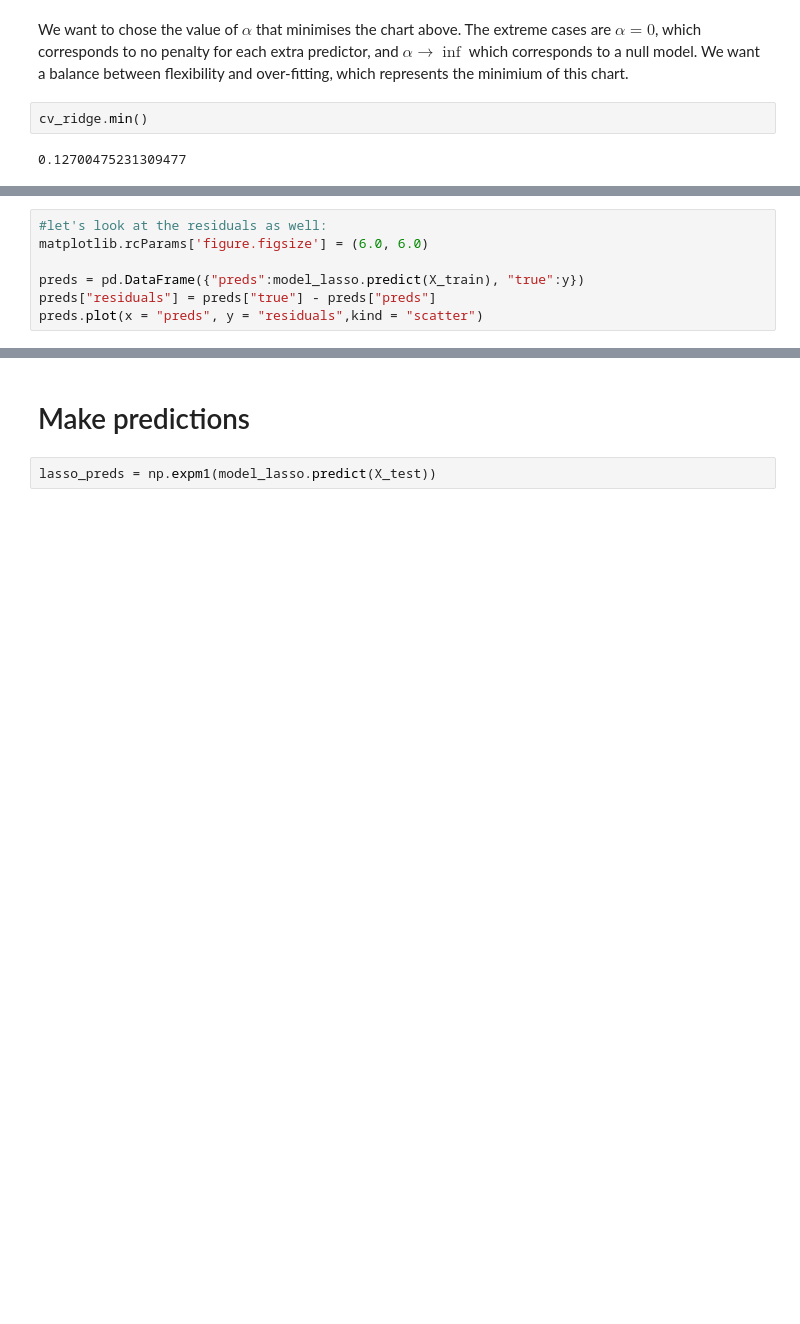
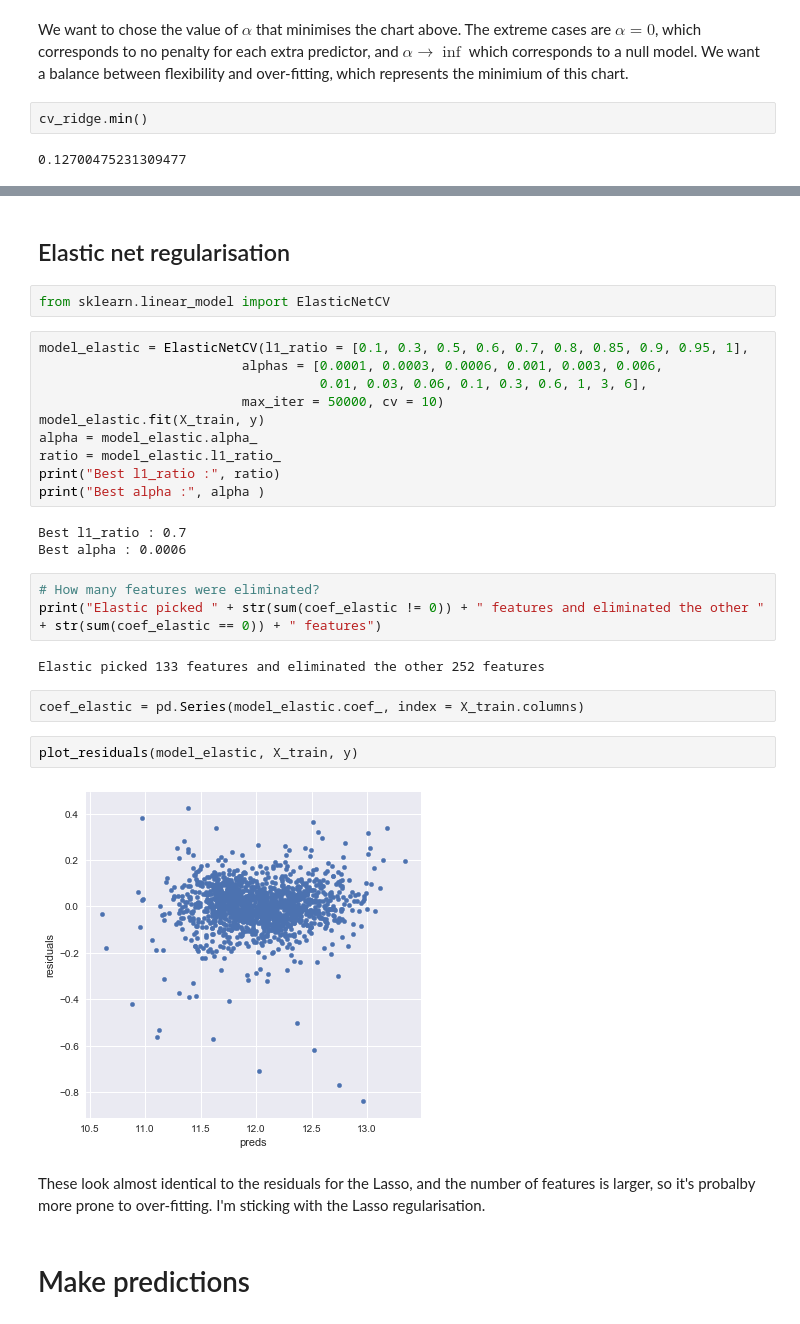
Before and after one commit to christopherhadley/kaggle-housing, a Jupyter notebook: kaggle-housing.ipynb, the cells around one changed output, grey strips where cells are left out. Drawn from its saved outputs; the diff is of its cells as text; blank space fills up the shorter version.

Commit message:
errors with exporting. added elasticnet

```diff
--- a/kaggle-housing.ipynb
+++ b/kaggle-housing.ipynb
@@ -540,7 +503,0 @@ plt.title("Coefficients in the Lasso Model")
-# %%
-#let's look at the residuals as well:
-matplotlib.rcParams['figure.figsize'] = (6.0, 6.0)
-
-preds = pd.DataFrame({"preds":model_lasso.predict(X_train), "true":y})
-preds["residuals"] = preds["true"] - preds["preds"]
-preds.plot(x = "preds", y = "residuals",kind = "scatter")
@@ -550,4 +533,32 @@ preds.plot(x = "preds", y = "residuals",kind = "scatter")
+# %% [markdown]
+## Elastic net regularisation
+# %%
+from sklearn.linear_model import ElasticNetCV
+# %%
+model_elastic = ElasticNetCV(l1_ratio = [0.1, 0.3, 0.5, 0.6, 0.7, 0.8, 0.85, 0.9, 0.95, 1],
+                          alphas = [0.0001, 0.0003, 0.0006, 0.001, 0.003, 0.006,
+                                    0.01, 0.03, 0.06, 0.1, 0.3, 0.6, 1, 3, 6],
+                          max_iter = 50000, cv = 10)
+model_elastic.fit(X_train, y)
+alpha = model_elastic.alpha_
+ratio = model_elastic.l1_ratio_
+print("Best l1_ratio :", ratio)
+print("Best alpha :", alpha )
+# %% [output]
+Best l1_ratio : 0.7
+Best alpha : 0.0006
+# %%
+# How many features were eliminated?
+print("Elastic picked " + str(sum(coef_elastic != 0)) + " features and eliminated the other " + str(sum(coef_elastic == 0)) + " features")
+# %% [output]
+Elastic picked 133 features and eliminated the other 252 features
+# %%
+coef_elastic = pd.Series(model_elastic.coef_, index = X_train.columns)
+# %%
+plot_residuals(model_elastic, X_train, y)
+# %% [output]
+[figure, added]
+# %% [markdown]
+These look almost identical to the residuals for the Lasso, and the number of features is larger, so it's probalby more prone to over-fitting.  I'm sticking with the Lasso regularisation.
 # %% [markdown]
 # Make predictions
-# %%
-lasso_preds = np.expm1(model_lasso.predict(X_test))
```
Also changed, not shown: parts of 39 cells of this notebook.
